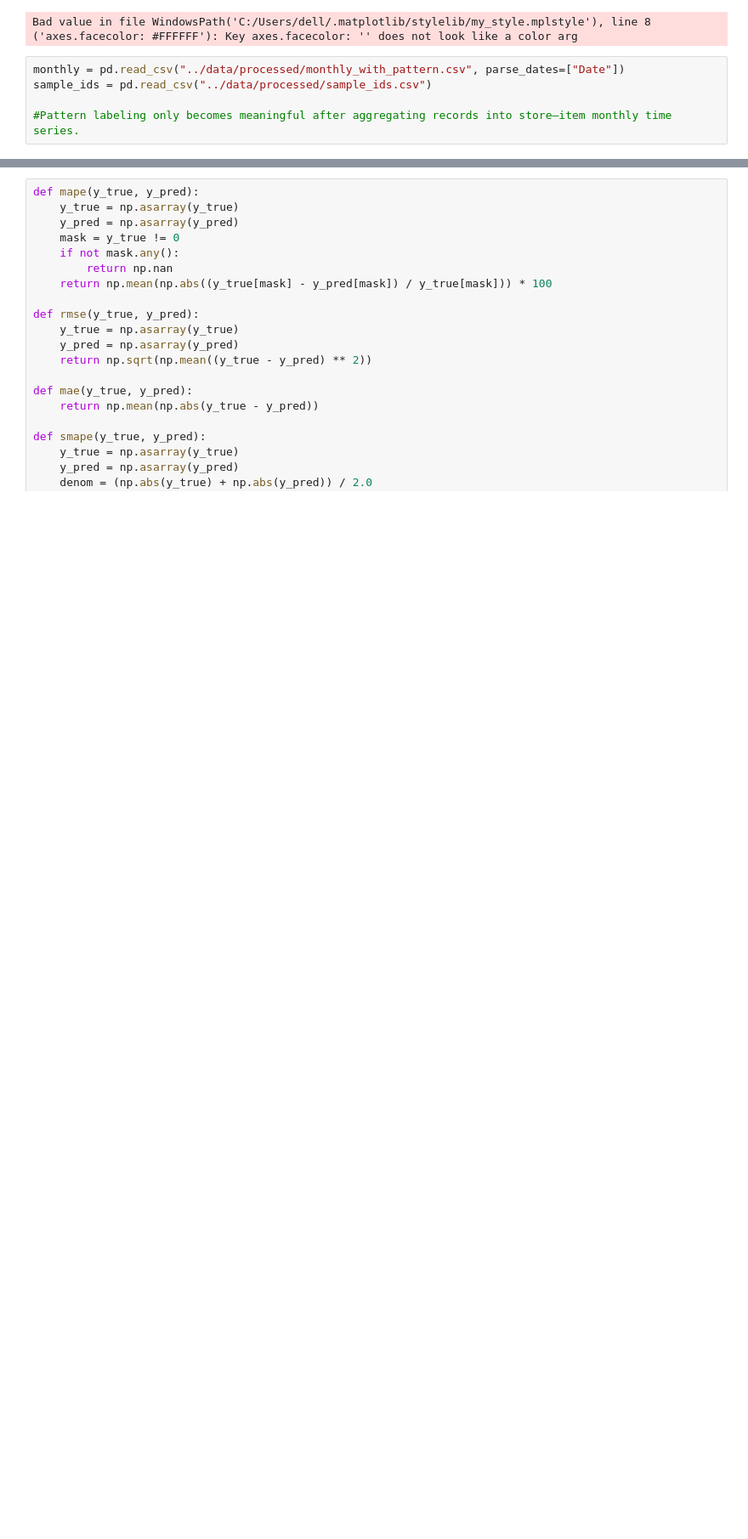
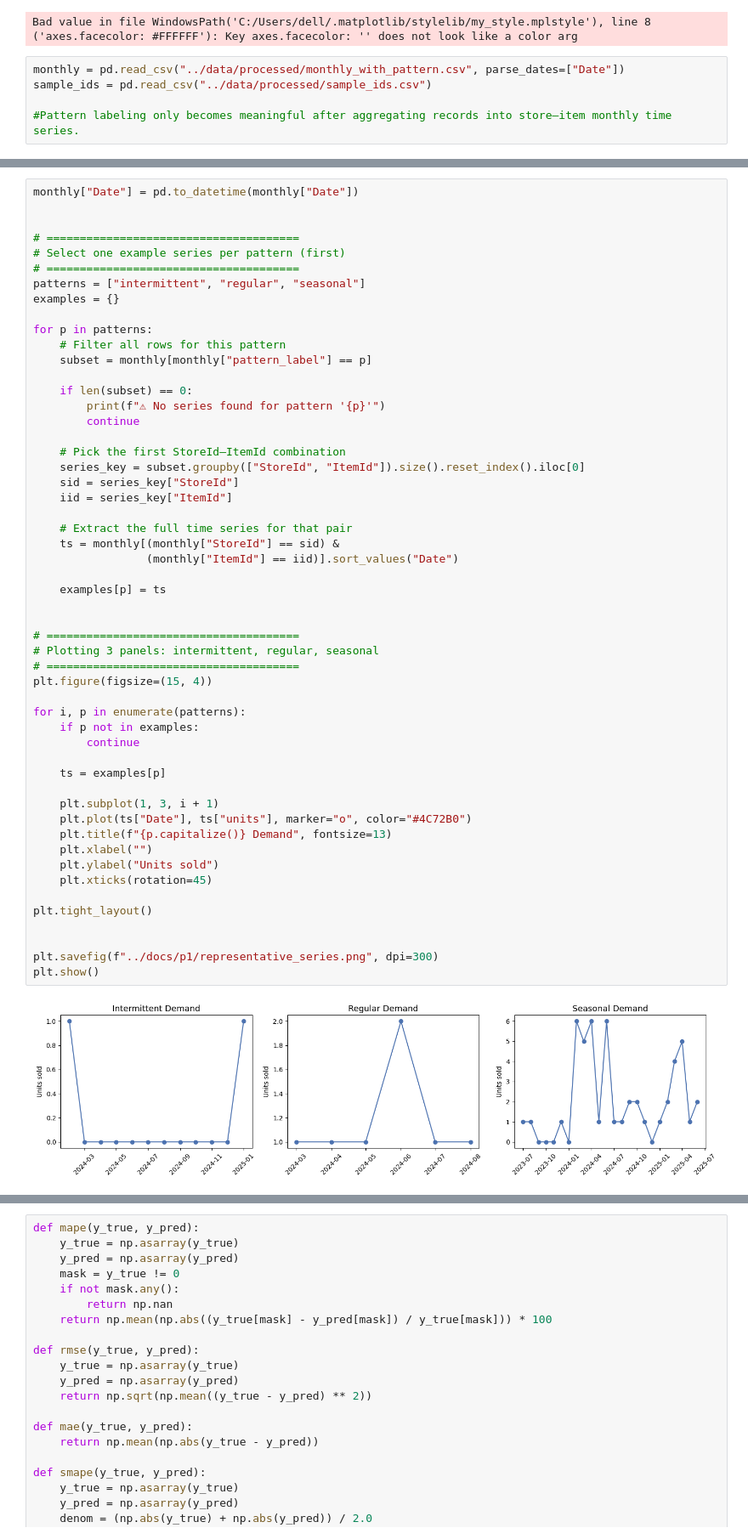
Before and after one commit to shift-gtown-2025/dsan-capstone-2025, a Jupyter notebook: code/project1_analysis.ipynb, the cells around one changed output, grey strips where cells are left out. Shown: that part at 85% size. Cells and saved outputs as stored; diff of their text form; blank space fills up the shorter version.

```diff
--- a/code/project1_analysis.ipynb
+++ b/code/project1_analysis.ipynb
@@ -43,3 +45,58 @@ plt.tight_layout()
 plt.show()
 # %% [output]
 [figure]
+# %%
+monthly["Date"] = pd.to_datetime(monthly["Date"])
+
+
+# ======================================
+# Select one example series per pattern (first)
+# ======================================
+patterns = ["intermittent", "regular", "seasonal"]
+examples = {}
+
+for p in patterns:
+    # Filter all rows for this pattern
+    subset = monthly[monthly["pattern_label"] == p]
+
+    if len(subset) == 0:
+        print(f"⚠ No series found for pattern '{p}'")
+        continue
+
+    # Pick the first StoreId–ItemId combination
+    series_key = subset.groupby(["StoreId", "ItemId"]).size().reset_index().iloc[0]
+    sid = series_key["StoreId"]
+    iid = series_key["ItemId"]
+
+    # Extract the full time series for that pair
+    ts = monthly[(monthly["StoreId"] == sid) &
+                 (monthly["ItemId"] == iid)].sort_values("Date")
+
+    examples[p] = ts
+
+
+# ======================================
+# Plotting 3 panels: intermittent, regular, seasonal
+# ======================================
+plt.figure(figsize=(15, 4))
+
+for i, p in enumerate(patterns):
+    if p not in examples:
+        continue
+
+    ts = examples[p]
+
+    plt.subplot(1, 3, i + 1)
+    plt.plot(ts["Date"], ts["units"], marker="o", color="#4C72B0")
+    plt.title(f"{p.capitalize()} Demand", fontsize=13)
+    plt.xlabel("")
+    plt.ylabel("Units sold")
+    plt.xticks(rotation=45)
+
+plt.tight_layout()
+
+
+plt.savefig(f"../docs/p1/representative_series.png", dpi=300)
+plt.show()
+# %% [output]
+[figure, added]
```
Also changed, not shown: parts of 4 cells of this notebook, 20 other files.
